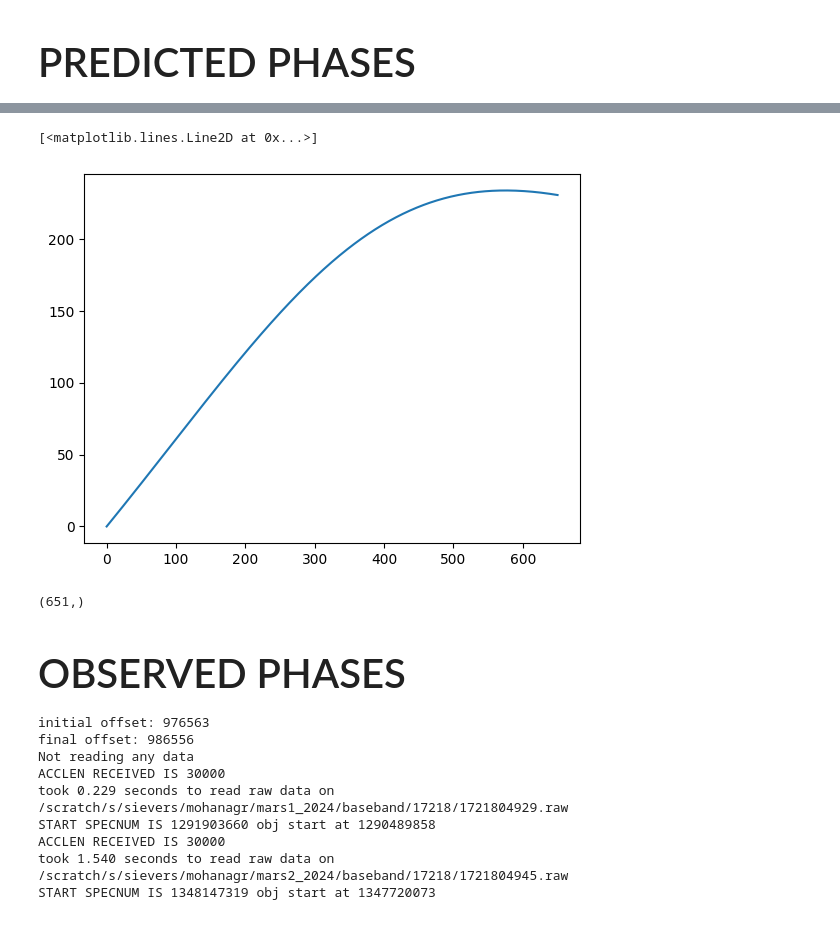
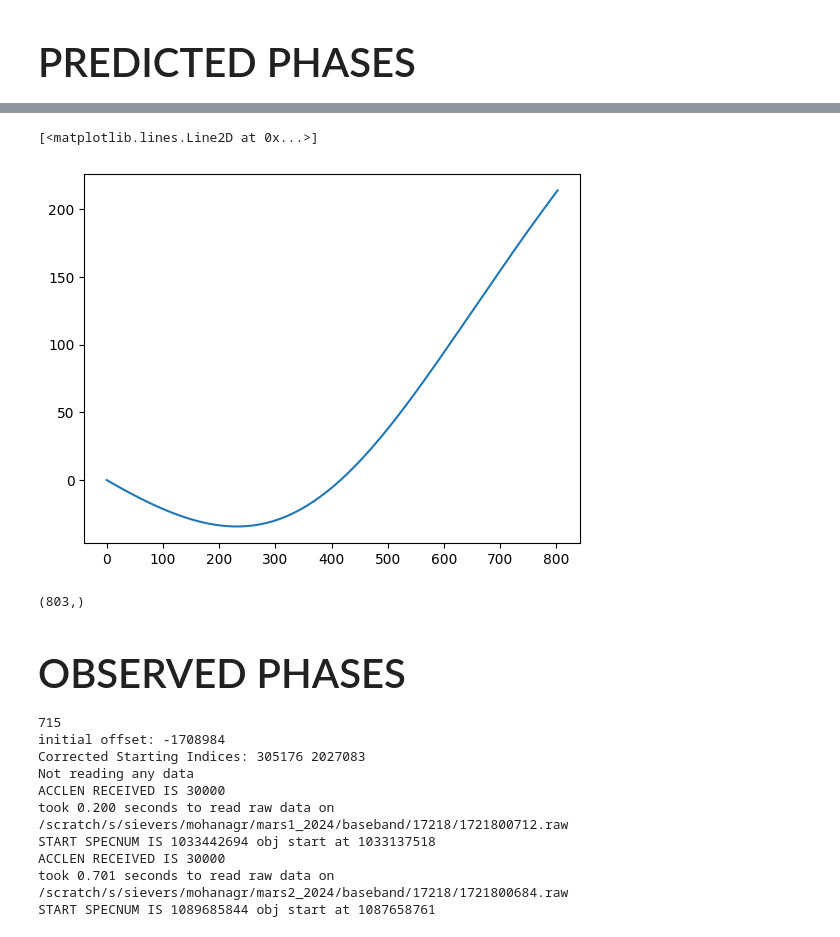
Before and after one commit to ALBATROS-Experiment/albatros_analysis, a Jupyter notebook: scripts/calib_sats.ipynb, the cells around one changed output, grey strips where cells are left out. Drawn from its saved outputs; the diff is of its cells as text; code cells hidden in the pictures.

```diff
--- a/scripts/calib_sats.ipynb
+++ b/scripts/calib_sats.ipynb
@@ -216,6 +216,8 @@ filtered_pulses = [[[715, 1110], [28654], [1836]], [[4950, 5270], [59051], [1836
 print(filtered_pulses[2][0][0])
 # %% [output]
 7000
+# %%
+pulse_idx = 0
 # %% [markdown]
 <h1 style="font-size:30pt">PREDICTED PHASES</h1>
 # %%
@@ -242,6 +245,6 @@ def phase_predictor(fit_coords, pulse_idx):
 
     return pred
 # %%
-pred1 = phase_predictor(a2_coords, 1)
-plt.plot(pred1)
+pred0 = phase_predictor(a2_coords, pulse_idx)
+plt.plot(pred0)
 # %% [output]
@@ -249,7 +252,7 @@ catalog #59051 epoch 2024-07-24 21:55:34 UTC
 [<matplotlib.lines.Line2D at 0x...>]
-[figure, old version]
+[figure, new version]
 # %%
-pred1.shape
+pred0.shape
 # %% [output]
-(651,)
+(803,)
 # %%
@@ -259,6 +262,7 @@ idx_correction=109993-100000
 <h1 style="font-size:30pt">OBSERVED PHASES</h1>
 # %%
 relative_start_time = filtered_pulses[pulse_idx][0][0]
+print(relative_start_time)
 t_start = global_start_time + relative_start_time
 t_end = t_start + visibility_window
 
@@ -268,29 +272,31 @@ files_a2, idx2 = butils.get_init_info(t_start, t_end, a2_path)
 print('initial offset:', idx1-idx2)
 
 if idx_correction>0:
-    idx1+=idx_correction
+    idx1_v = idx1 + idx_correction
+    idx2_v = idx2
 else:
-    idx2+=np.abs(idx_correction)
-
-print('final offset:', idx1-idx2)
+    idx2_v = idx2 + np.abs(idx_correction)
+    idx1_v = idx1
+print("Corrected Starting Indices:", idx1_v, idx2_v)
 
 channels = bdc.get_header(files_a1[0])["channels"].astype('int64')
 chanstart = np.where(channels == 1834)[0][0]
 chanend = np.where(channels == 1852)[0][0]
 nchans=chanend-chanstart
 
-ant1 = bdc.BasebandFileIterator(files_a1, 0, idx1, v_acclen, nchunks= v_nchunks, chanstart = chanstart, chanend = chanend, type='float')
-ant2 = bdc.BasebandFileIterator(files_a2, 0, idx2, v_acclen, nchunks= v_nchunks, chanstart = chanstart, chanend = chanend, type='float')
+ant1 = bdc.BasebandFileIterator(files_a1, 0, idx1_v, v_acclen, nchunks= v_nchunks, chanstart = chanstart, chanend = chanend, type='float')
+ant2 = bdc.BasebandFileIterator(files_a2, 0, idx2_v, v_acclen, nchunks= v_nchunks, chanstart = chanstart, chanend = chanend, type='float')
 # %% [output]
-initial offset: 976563
-final offset: 986556
+715
+initial offset: -1708984
+Corrected Starting Indices: 305176 2027083
 Not reading any data
 ACCLEN RECEIVED IS 30000
-took 0.229 seconds to read raw data on  /scratch/s/sievers/mohanagr/mars1_2024/baseband/17218/1721804929.raw
-START SPECNUM IS 1291903660 obj start at 1290489858
+took 0.200 seconds to read raw data on  /scratch/s/sievers/mohanagr/mars1_2024/baseband/17218/1721800712.raw
+START SPECNUM IS 1033442694 obj start at 1033137518
 ACCLEN RECEIVED IS 30000
-took 1.540 seconds to read raw data on  /scratch/s/sievers/mohanagr/mars2_2024/baseband/17218/1721804945.raw
-START SPECNUM IS 1348147319 obj start at 1347720073
+took 0.701 seconds to read raw data on  /scratch/s/sievers/mohanagr/mars2_2024/baseband/17218/1721800684.raw
+START SPECNUM IS 1089685844 obj start at 1087658761
 # %%
 m1=ant1.spec_num_start
 m2=ant2.spec_num_start
```
Also changed, not shown: parts of 21 cells of this notebook, 8 other files.
